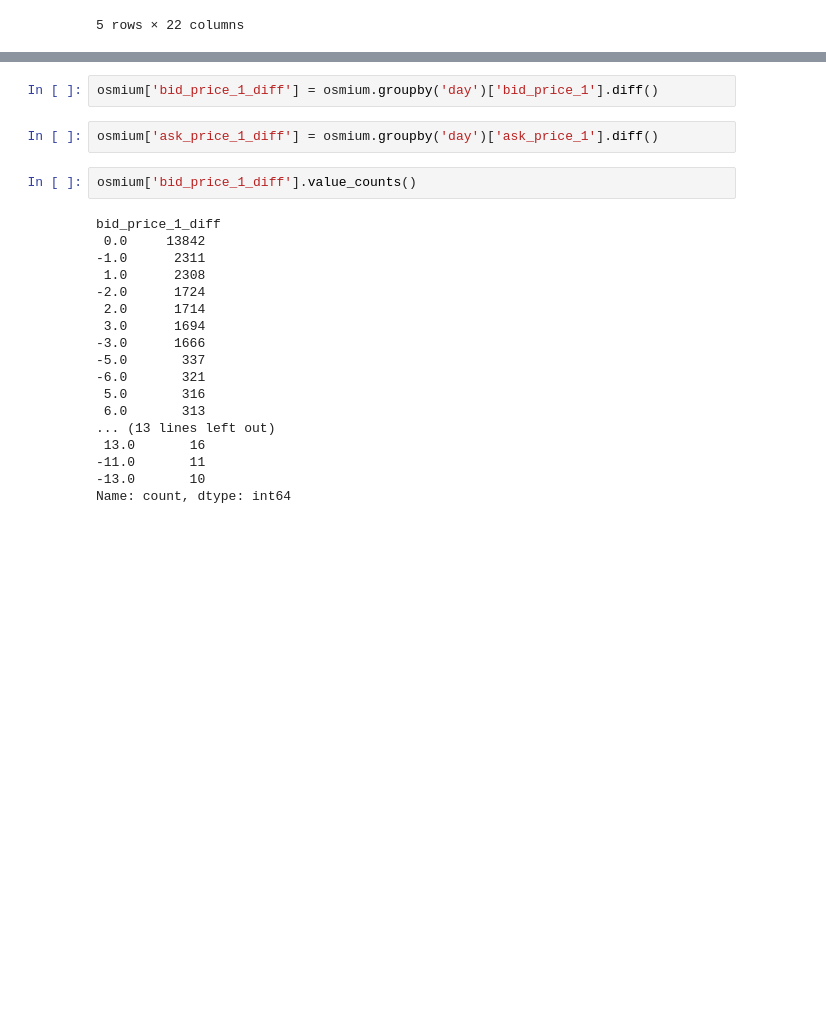
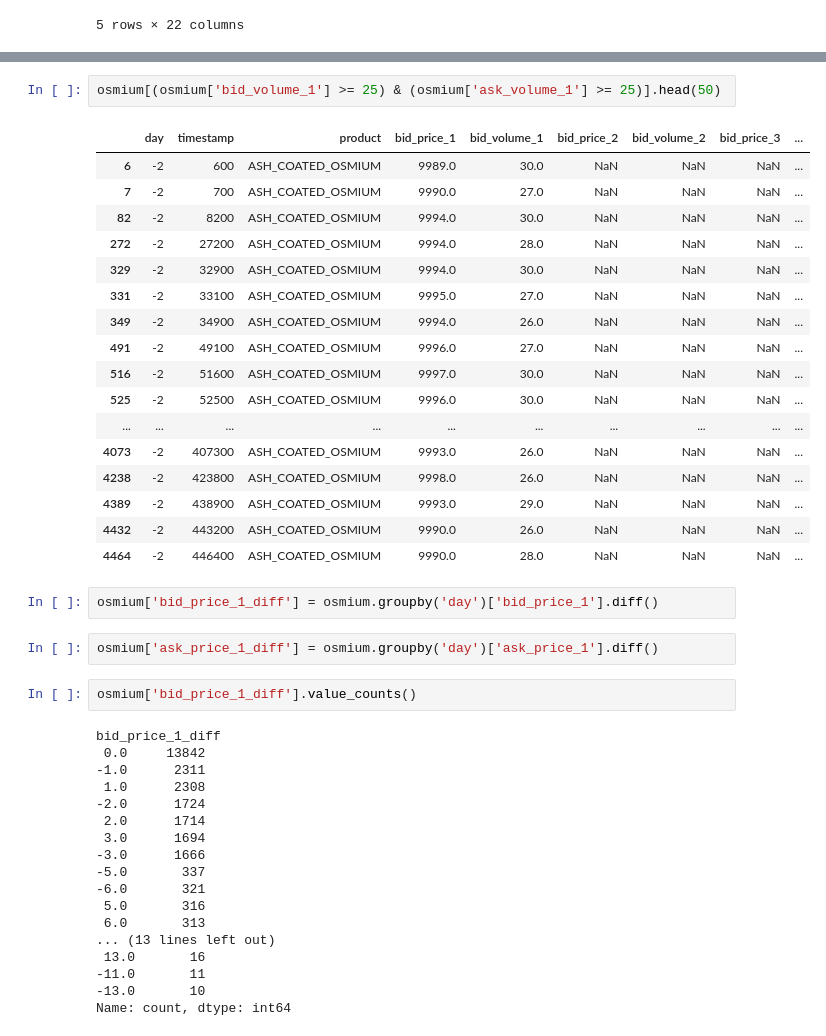
Before and after one commit to SuperPsych/IMCProsperity, a Jupyter notebook: DataExploration/round1.ipynb, the cells around one changed output, grey strips where cells are left out. Cells and saved outputs as stored; diff of their text form; blank space fills up the shorter version.

```diff
--- a/DataExploration/round1.ipynb
+++ b/DataExploration/round1.ipynb
@@ -59,3 +79,23 @@ pepper_trades: 1011 rows
+# %%
+osmium[(osmium['bid_volume_1'] >= 25) & (osmium['ask_volume_1'] >= 25)].head(50)
+# %% [output]
+|  | day | timestamp | product | bid_price_1 | bid_volume_1 | bid_price_2 | bid_volume_2 | bid_price_3 | ... |
+| 6 | -2 | 600 | ASH_COATED_OSMIUM | 9989.0 | 30.0 | NaN | NaN | NaN | ... |
+| 7 | -2 | 700 | ASH_COATED_OSMIUM | 9990.0 | 27.0 | NaN | NaN | NaN | ... |
+| 82 | -2 | 8200 | ASH_COATED_OSMIUM | 9994.0 | 30.0 | NaN | NaN | NaN | ... |
+| 272 | -2 | 27200 | ASH_COATED_OSMIUM | 9994.0 | 28.0 | NaN | NaN | NaN | ... |
+| 329 | -2 | 32900 | ASH_COATED_OSMIUM | 9994.0 | 30.0 | NaN | NaN | NaN | ... |
+| 331 | -2 | 33100 | ASH_COATED_OSMIUM | 9995.0 | 27.0 | NaN | NaN | NaN | ... |
+| 349 | -2 | 34900 | ASH_COATED_OSMIUM | 9994.0 | 26.0 | NaN | NaN | NaN | ... |
+| 491 | -2 | 49100 | ASH_COATED_OSMIUM | 9996.0 | 27.0 | NaN | NaN | NaN | ... |
+| 516 | -2 | 51600 | ASH_COATED_OSMIUM | 9997.0 | 30.0 | NaN | NaN | NaN | ... |
+| 525 | -2 | 52500 | ASH_COATED_OSMIUM | 9996.0 | 30.0 | NaN | NaN | NaN | ... |
+| ... | ... | ... | ... | ... | ... | ... | ... | ... | ... |
+| 4073 | -2 | 407300 | ASH_COATED_OSMIUM | 9993.0 | 26.0 | NaN | NaN | NaN | ... |
+| 4238 | -2 | 423800 | ASH_COATED_OSMIUM | 9998.0 | 26.0 | NaN | NaN | NaN | ... |
+| 4389 | -2 | 438900 | ASH_COATED_OSMIUM | 9993.0 | 29.0 | NaN | NaN | NaN | ... |
+| 4432 | -2 | 443200 | ASH_COATED_OSMIUM | 9990.0 | 26.0 | NaN | NaN | NaN | ... |
+| 4464 | -2 | 446400 | ASH_COATED_OSMIUM | 9990.0 | 28.0 | NaN | NaN | NaN | ... |
 # %%
 osmium['bid_price_1_diff'] = osmium.groupby('day')['bid_price_1'].diff()
 # %%
```
Also changed, not shown: parts of 3 cells of this notebook, 8 other files.
